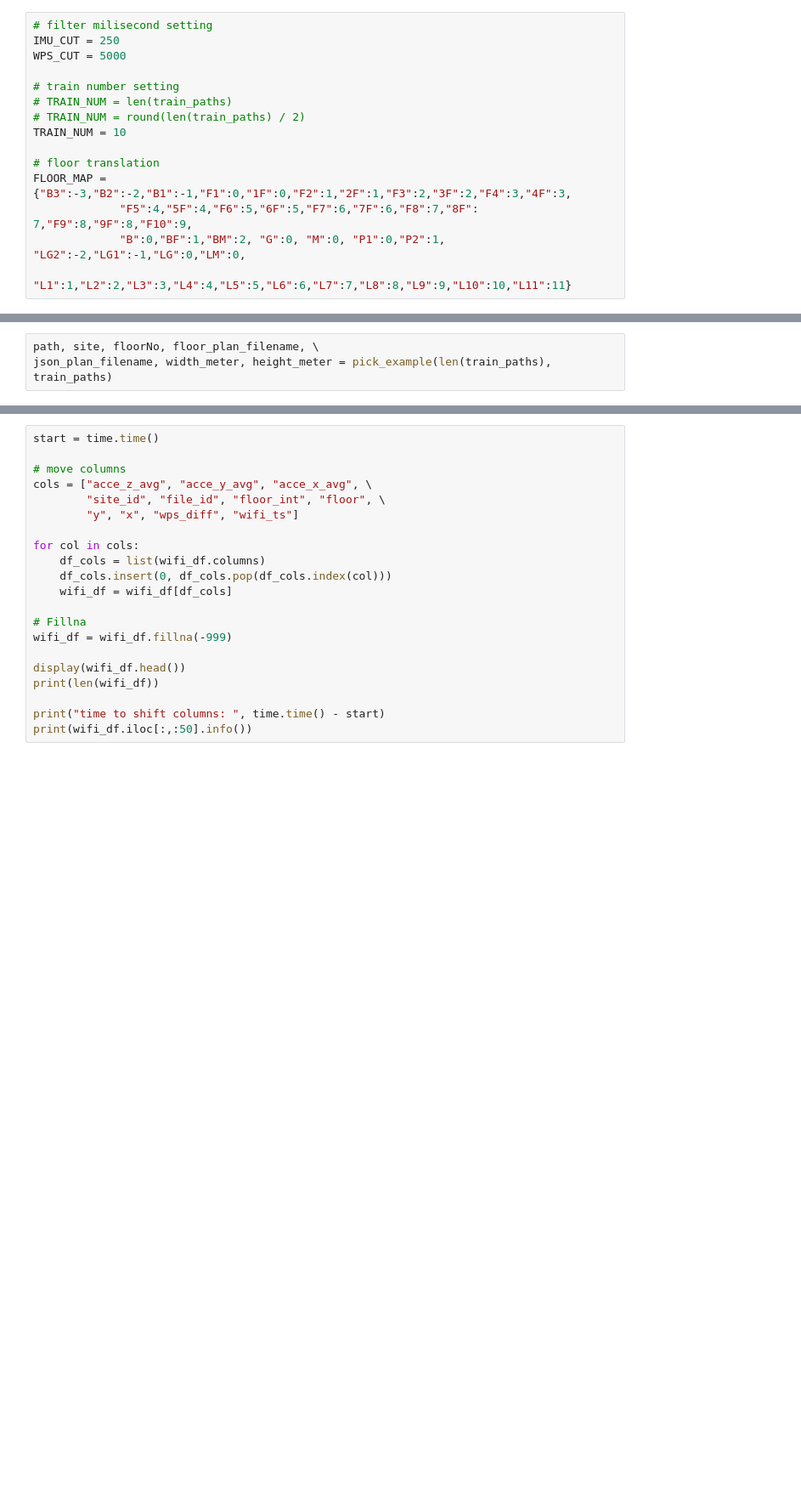
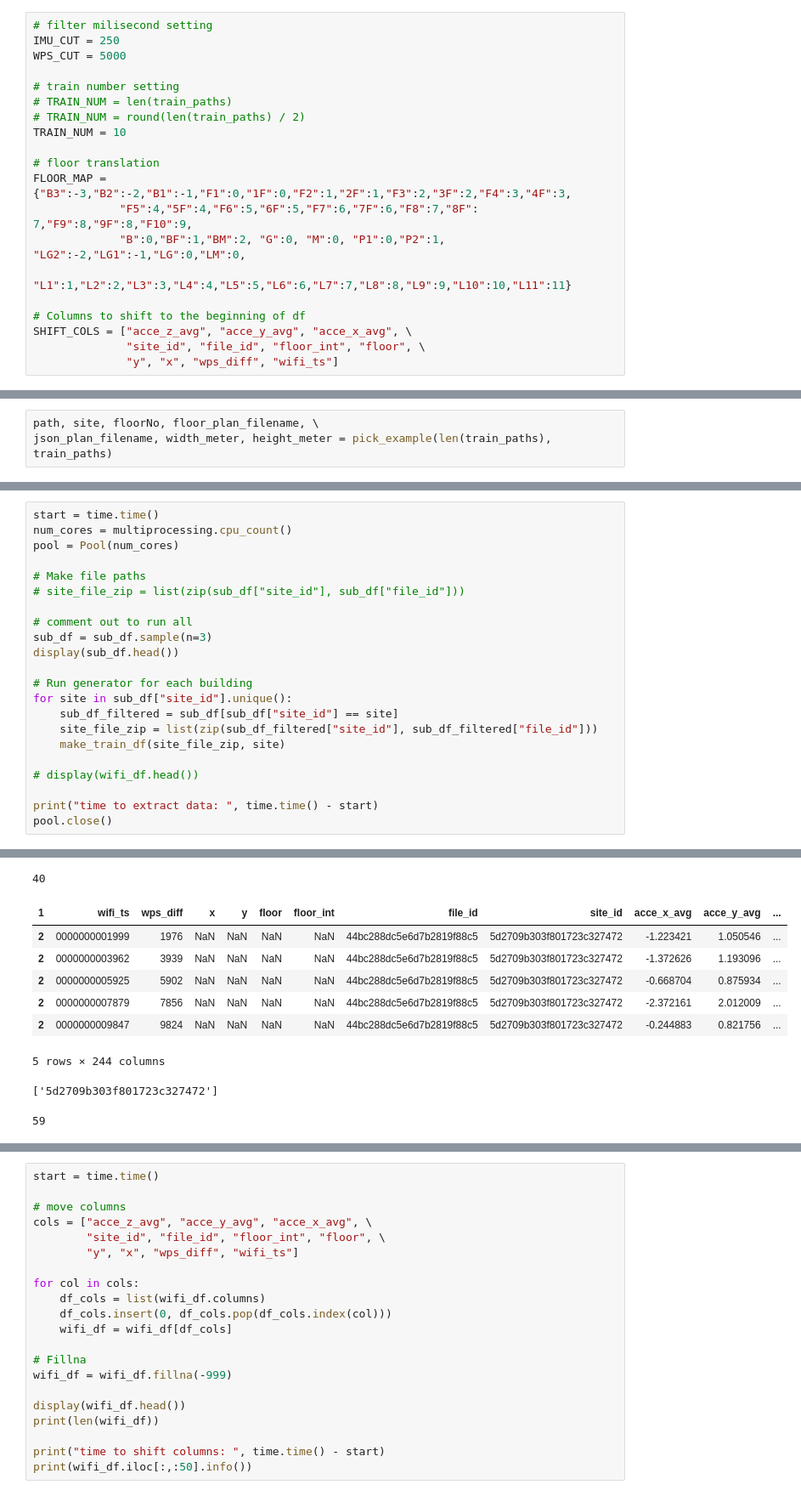
Before and after one commit to robot269006/indoor, a Jupyter notebook: indoor-train-5-imu.ipynb, the cells around one changed output, grey strips where cells are left out. Shown at 85% size. Drawn from its saved outputs; the diff is of its cells as text; blank space fills up the shorter version.

Commit message:
Test generator 5

```diff
--- a/indoor-train-5-imu.ipynb
+++ b/indoor-train-5-imu.ipynb
@@ -78,6 +78,11 @@ FLOOR_MAP = {"B3":-3,"B2":-2,"B1":-1,"F1":0,"1F":0,"F2":1,"2F":1,"F3":2,"3F":2,"
              "F5":4,"5F":4,"F6":5,"6F":5,"F7":6,"7F":6,"F8":7,"8F": 7,"F9":8,"9F":8,"F10":9,
              "B":0,"BF":1,"BM":2, "G":0, "M":0, "P1":0,"P2":1, "LG2":-2,"LG1":-1,"LG":0,"LM":0,
              "L1":1,"L2":2,"L3":3,"L4":4,"L5":5,"L6":6,"L7":7,"L8":8,"L9":9,"L10":10,"L11":11}
+
+# Columns to shift to the beginning of df
+SHIFT_COLS = ["acce_z_avg", "acce_y_avg", "acce_x_avg", \
+              "site_id", "file_id", "floor_int", "floor", \
+              "y", "x", "wps_diff", "wifi_ts"]
 # %%
 # Preprocess
 print("No. Files in Train: {:,}".format(len(train_paths)), "\n" +
@@ -465,0 +531,23 @@ make_df(test_24_sites_df, test_building_list, "test")
+# %%
+start = time.time()
+num_cores = multiprocessing.cpu_count()
+pool = Pool(num_cores)
+
+# Make file paths
+# site_file_zip = list(zip(sub_df["site_id"], sub_df["file_id"]))
+
+# comment out to run all
+sub_df = sub_df.sample(n=3)
+display(sub_df.head())
+
+# Run generator for each building
+for site in sub_df["site_id"].unique():
+    sub_df_filtered = sub_df[sub_df["site_id"] == site]
+    site_file_zip = list(zip(sub_df_filtered["site_id"], sub_df_filtered["file_id"]))
+    make_train_df(site_file_zip, site)
+
+# display(wifi_df.head())
+
+print("time to extract data: ", time.time() - start)
+pool.close()
+# %% [output]
@@ -465,0 +558,10 @@ make_df(test_24_sites_df, test_building_list, "test")
+40
+| 1 | wifi_ts | wps_diff | x | y | floor | floor_int | file_id | site_id | acce_x_avg | acce_y_avg | ... |
+| 2 | 0000000001999 | 1976 | NaN | NaN | NaN | NaN | 44bc288dc5e6d7b2819f88c5 | 5d2709b303f801723c327472 | -1.223421 | 1.050546 | ... |
+| 2 | 0000000003962 | 3939 | NaN | NaN | NaN | NaN | 44bc288dc5e6d7b2819f88c5 | 5d2709b303f801723c327472 | -1.372626 | 1.193096 | ... |
+| 2 | 0000000005925 | 5902 | NaN | NaN | NaN | NaN | 44bc288dc5e6d7b2819f88c5 | 5d2709b303f801723c327472 | -0.668704 | 0.875934 | ... |
+| 2 | 0000000007879 | 7856 | NaN | NaN | NaN | NaN | 44bc288dc5e6d7b2819f88c5 | 5d2709b303f801723c327472 | -2.372161 | 2.012009 | ... |
+| 2 | 0000000009847 | 9824 | NaN | NaN | NaN | NaN | 44bc288dc5e6d7b2819f88c5 | 5d2709b303f801723c327472 | -0.244883 | 0.821756 | ... |
+5 rows × 244 columns
+['5d2709b303f801723c327472']
+59
```
Also changed, not shown: parts of 21 cells of this notebook.
